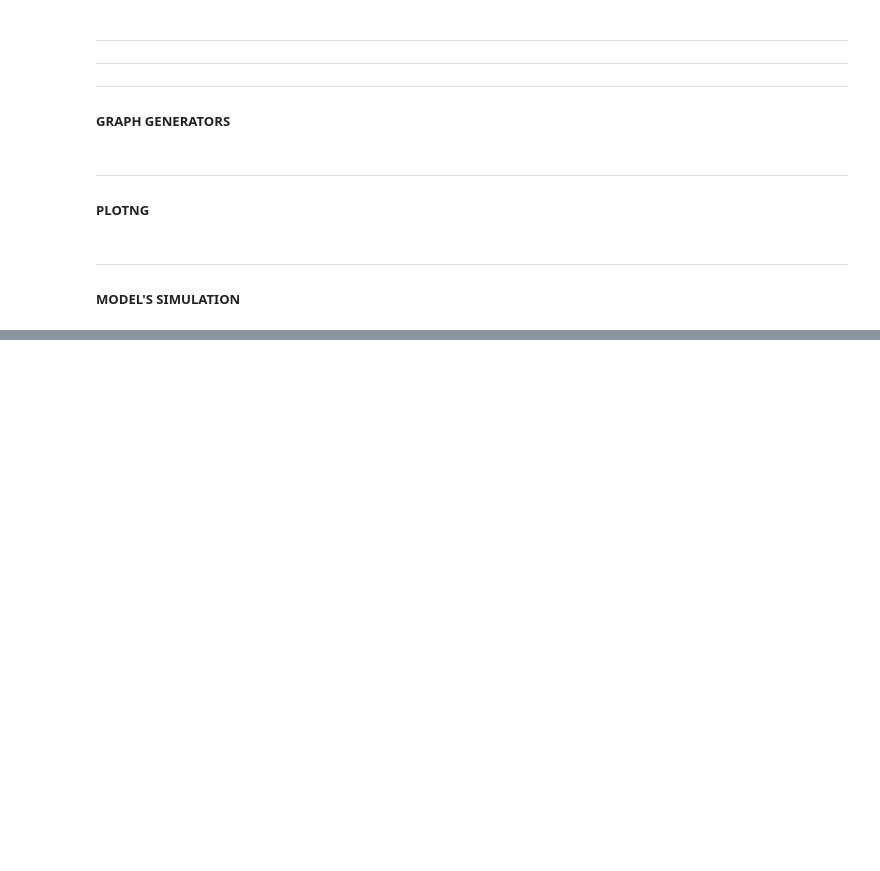
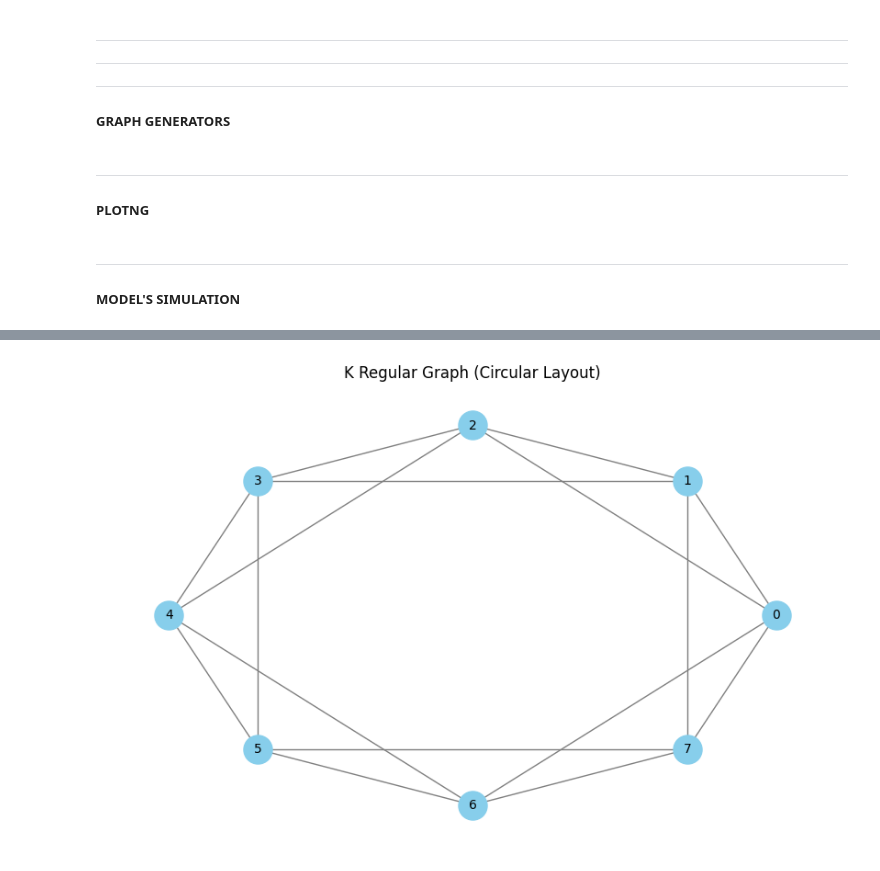
Before and after one commit to taha-kms/Network-Dynamics-and-Learning, a Jupyter notebook: hw3/ex1/exercise_1_epidemic.ipynb, the cells around one changed output, grey strips where cells are left out. Saved outputs shown, nothing was run; the diff lists cells and outputs as text; code cells hidden in the pictures; blank space fills up the shorter version.

```diff
--- a/hw3/ex1/exercise_1_epidemic.ipynb
+++ b/hw3/ex1/exercise_1_epidemic.ipynb
@@ -381,0 +387,9 @@ def simulate_epidemic(adjacency_matrix, beta, rho, weeks, initial_infected, vacc
+# %%
+n = 8
+k = 4
+
+adjacency_matrix = generate_k_regular_graph(n, k)
+
+plot_graph(adjacency_matrix,name="K Regular Graph",file=1)
+# %% [output]
+[figure, added]
```
Also changed, not shown: parts of 22 cells of this notebook, 7 other files.
